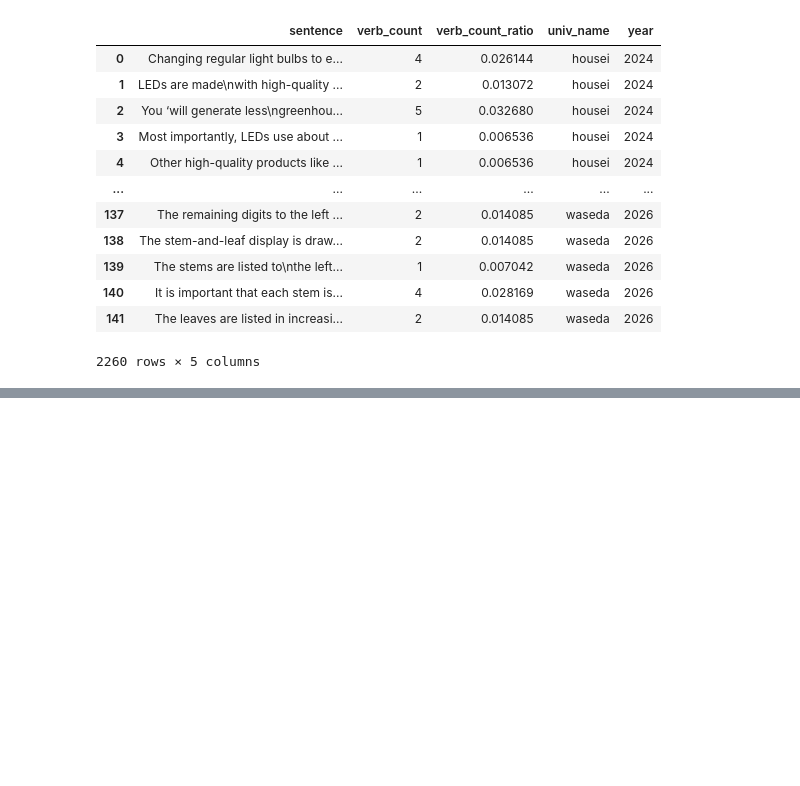
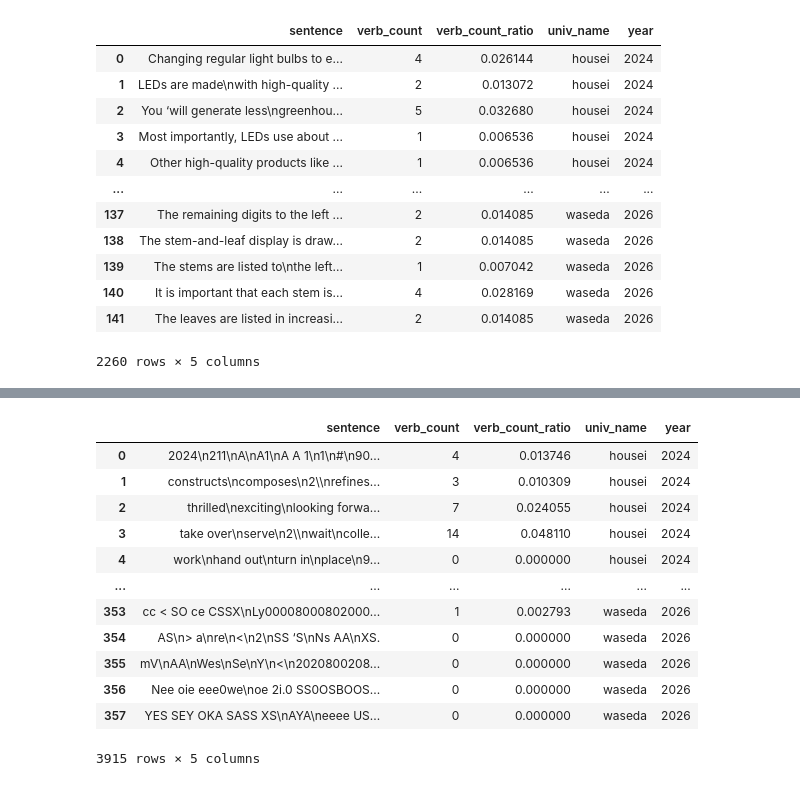
Before and after one commit to tansukekun/DSTR, a Jupyter notebook: code/txt2vector.ipynb, the cells around one changed output, grey strips where cells are left out. Saved outputs shown, nothing was run; the diff lists cells and outputs as text; code cells hidden in the pictures; blank space fills up the shorter version.

```diff
--- a/code/txt2vector.ipynb
+++ b/code/txt2vector.ipynb
@@ -403,0 +428,33 @@ df_kakomon_2[(df_kakomon_2["univ_name"]=="nitidai")&(df_kakomon_2["verb_count"]=
+# %%
+for i in range(3):
+    year=[2024,2025,2026]
+    housei2[i]["univ_name"]="housei"
+    keio2[i]["univ_name"]="keio"
+    kyotu2[i]["univ_name"]="kyotu"
+    nitidai2[i]["univ_name"]="nitidai"
+    waseda2[i]["univ_name"]="waseda"
+
+    housei2[i]["year"]=year[i]
+    keio2[i]["year"]=year[i]
+    kyotu2[i]["year"]=year[i]
+    nitidai2[i]["year"]=year[i]
+    waseda2[i]["year"]=year[i]
+
+df_kakomon3=pd.concat([housei2[0],housei2[1],housei2[2]])
+for i in range(3):
+    df_kakomon3=pd.concat([df_kakomon3,keio2[i],kyotu2[i],nitidai2[i],waseda2[i]])
+df_kakomon3
+# %% [output]
+|  | sentence | verb_count | verb_count_ratio | univ_name | year |
+| 0 | 2024\n211\nA\nA1\nA A 1\n1\n#\n90... | 4 | 0.013746 | housei | 2024 |
+| 1 | constructs\ncomposes\n2\\nrefines... | 3 | 0.010309 | housei | 2024 |
+| 2 | thrilled\nexciting\nlooking forwa... | 7 | 0.024055 | housei | 2024 |
+| 3 | take over\nserve\n2\\nwait\ncolle... | 14 | 0.048110 | housei | 2024 |
+| 4 | work\nhand out\nturn in\nplace\n9... | 0 | 0.000000 | housei | 2024 |
+| ... | ... | ... | ... | ... | ... |
+| 353 | cc < SO ce CSSX\nLy00008000802000... | 1 | 0.002793 | waseda | 2026 |
+| 354 | AS\n> a\nre\n<\n2\nSS ‘S\nNs AA\nXS. | 0 | 0.000000 | waseda | 2026 |
+| 355 | mV\nAA\nWes\nSe\nY\n<\n2020800208... | 0 | 0.000000 | waseda | 2026 |
+| 356 | Nee oie eee0we\noe 2i.0 SS0OSBOOS... | 0 | 0.000000 | waseda | 2026 |
+| 357 | YES SEY OKA SASS XS\nAYA\neeee US... | 0 | 0.000000 | waseda | 2026 |
+3915 rows × 5 columns
```
Also changed, not shown: parts of 4 cells of this notebook, 20 other files.
